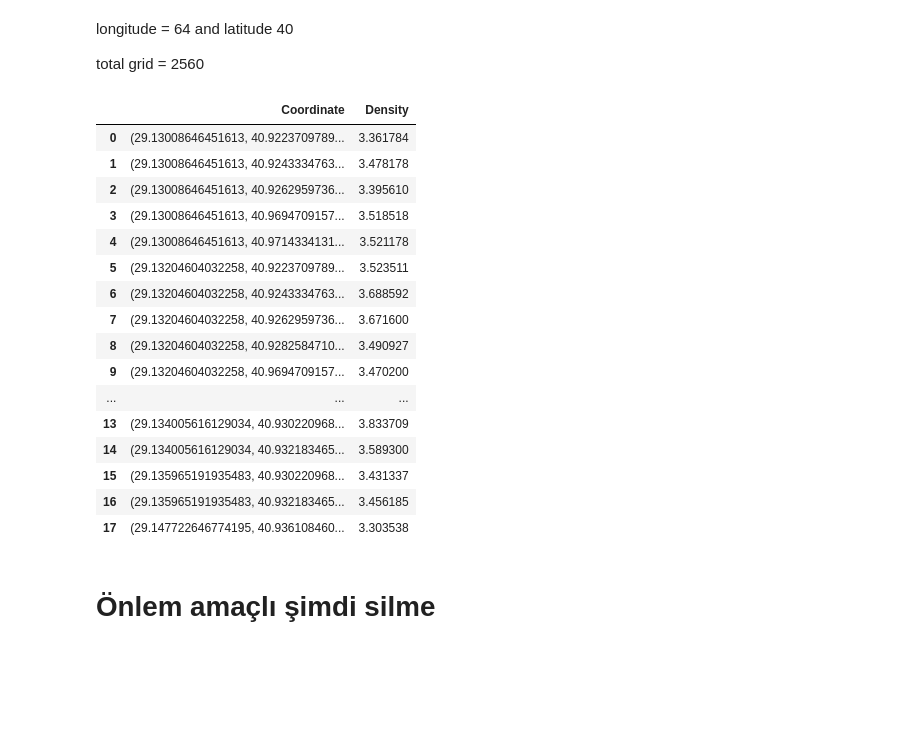
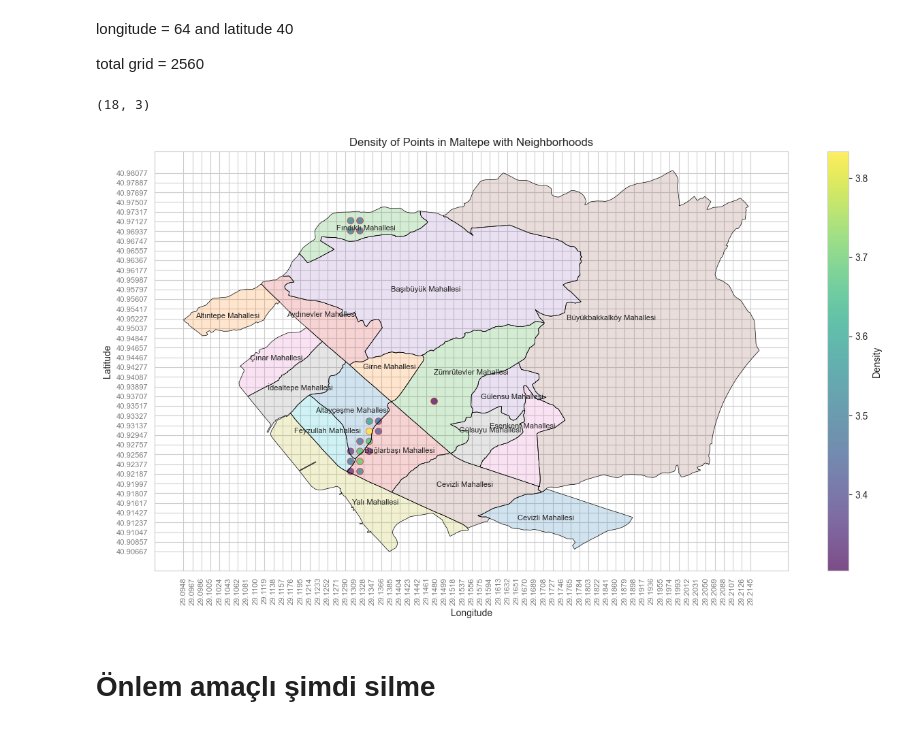
Before and after one commit to umutky/engineering_project, a Jupyter notebook: prepare_data.ipynb, the cells around one changed output. Drawn from its saved outputs; the diff is of its cells as text; code cells hidden in the pictures; blank space fills up the shorter version.

```diff
--- a/prepare_data.ipynb
+++ b/prepare_data.ipynb
@@ -1473,26 +1545,53 @@ for i in range(total_density.shape[0]):
 
 df = pd.DataFrame(list(selected_coordinates_with_density.items()), columns=['Coordinate', 'Density'])
 
-# DataFrame'i görüntüleme
-df
+# Koordinatları ayırmak için bir fonksiyon
+def split_coordinate(coord):
+    return coord[0], coord[1]
+
+# 'Coordinate' sütunundaki verileri ayrıştırma
+df['longitude'], df['latitude'] = zip(*df['Coordinate'].apply(split_coordinate))
+df.drop('Coordinate', axis=1, inplace=True)
+print(df.shape)
 # %% [output]
-|  | Coordinate | Density |
-| 0 | (29.13008646451613, 40.9223709789... | 3.361784 |
-| 1 | (29.13008646451613, 40.9243334763... | 3.478178 |
-| 2 | (29.13008646451613, 40.9262959736... | 3.395610 |
-| 3 | (29.13008646451613, 40.9694709157... | 3.518518 |
-| 4 | (29.13008646451613, 40.9714334131... | 3.521178 |
-| 5 | (29.13204604032258, 40.9223709789... | 3.523511 |
-| 6 | (29.13204604032258, 40.9243334763... | 3.688592 |
-| 7 | (29.13204604032258, 40.9262959736... | 3.671600 |
-| 8 | (29.13204604032258, 40.9282584710... | 3.490927 |
-| 9 | (29.13204604032258, 40.9694709157... | 3.470200 |
-| ... | ... | ... |
-| 13 | (29.134005616129034, 40.930220968... | 3.833709 |
-| 14 | (29.134005616129034, 40.932183465... | 3.589300 |
-| 15 | (29.135965191935483, 40.930220968... | 3.431337 |
-| 16 | (29.135965191935483, 40.932183465... | 3.456185 |
-| 17 | (29.147722646774195, 40.936108460... | 3.303538 |
+(18, 3)
+# %%
+import matplotlib.pyplot as plt
+from matplotlib.colors import Normalize
+
+# Haritayı çizin ve büyütün
+plt.figure(figsize=(15, 8))
+
+# Mahalleleri farklı renklerde çizin
+for feature in maltepe_mahalle_filtreli:
+    coordinates = feature['geometry']['coordinates'][0]
+    x, y = zip(*coordinates)
+    plt.fill(x, y, alpha=0.2)  # Mahallelerin içini boyayalım
+    plt.plot(x, y, linewidth=0.5, color='black')
+
+    # Mahalle isimlerini içine yazdırma
+    centroid_x = sum(x) / len(x)
+    centroid_y = sum(y) / len(y)
+    plt.text(centroid_x, centroid_y, feature['properties']['name'], fontsize=8, verticalalignment='center', horizontalalignment='center')
+
+# Noktaları ve yoğunluk değerlerini görselleştirme
+sc = plt.scatter(df['longitude'], df['latitude'], c=df['Density'], cmap='viridis', s=50, alpha=0.7, edgecolors='r', linewidths=0.5, norm=Normalize(vmin=min(df['Density']), vmax=max(df['Density'])))
+cbar = plt.colorbar(sc)
+cbar.set_label('Density')
+
+# Eksen etiketlerini ve başlığı ayarla
+plt.xlabel('Longitude')
+plt.ylabel('Latitude')
+plt.title('Density of Points in Maltepe with Neighborhoods')
+
+plt.xticks(np.arange(min_lon, max_lon, lon_tick_interval), rotation=90, fontsize=8, color='grey')
+plt.yticks(np.arange(min_lat, max_lat, lat_tick_interval), fontsize=8, color='grey')
+
+# Haritayı göster
+plt.grid(True)
+plt.show()
+# %% [output]
+[figure, added]
 # %% [markdown]
 # Önlem amaçlı şimdi silme
 # %%
```
Also changed, not shown: parts of 4 cells of this notebook.
